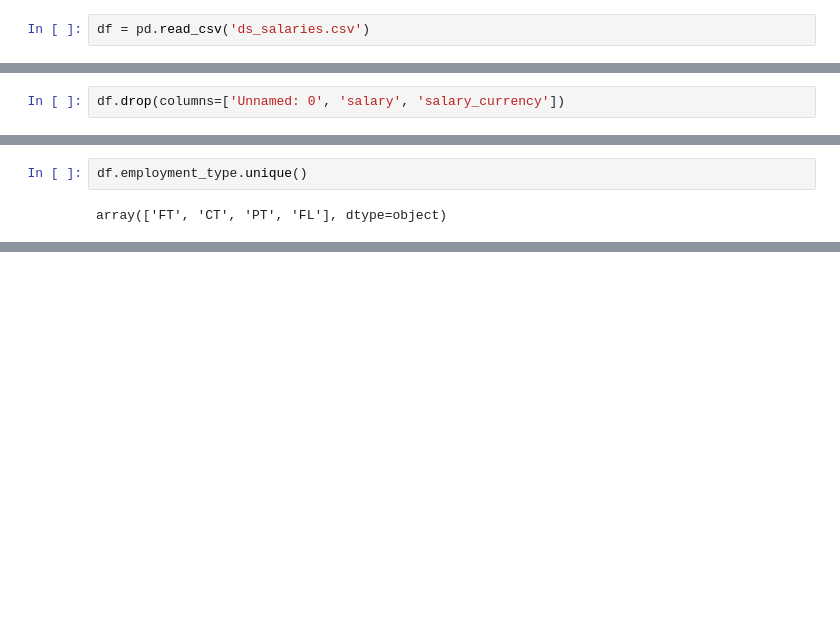
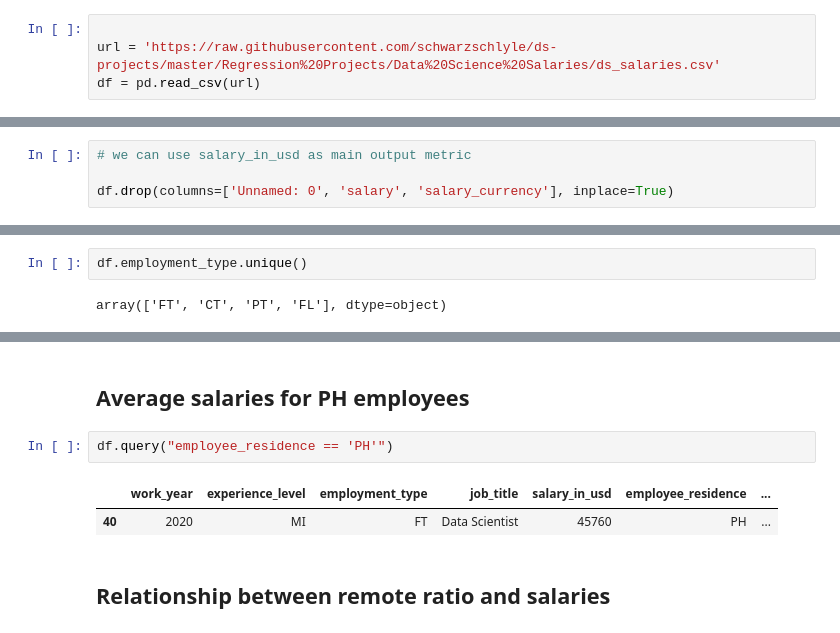
Before and after one commit to schwarzschlyle/ds-projects, a Jupyter notebook: Regression Projects/Data Science Salaries/ds_salaries_eda.ipynb, the cells around one changed output, grey strips where cells are left out. Saved outputs shown, nothing was run; the diff lists cells and outputs as text; blank space fills up the shorter version.

Commit message:
explored some data rankings

```diff
--- a/Regression Projects/Data Science Salaries/ds_salaries_eda.ipynb
+++ b/Regression Projects/Data Science Salaries/ds_salaries_eda.ipynb
@@ -9,5 +13,7 @@ C:\Users\Lyle\Desktop\Data Science Projects\Data Science Salaries
 # %%
-df = pd.read_csv('ds_salaries.csv')
+
+url = 'https://raw.githubusercontent.com/schwarzschlyle/ds-projects/master/Regression%20Projects/Data%20Science%20Salaries/ds_salaries.csv'
+df = pd.read_csv(url)
 # %%
 df.head()
 # %% [output]
@@ -28,4 +34,6 @@ Index(['Unnamed: 0', 'work_year', 'experience_level', 'employment_type',
 # %% [markdown]
 # Data Cleaning
 # %%
-df.drop(columns=['Unnamed: 0', 'salary', 'salary_currency'])
+# we can use salary_in_usd as main output metric
+
+df.drop(columns=['Unnamed: 0', 'salary', 'salary_currency'], inplace=True)
@@ -103,0 +208,9 @@ Goal: Produce an approximate salary output by calibrating the input parameters.
+# %% [markdown]
+## Average salaries for PH employees
+# %%
+df.query("employee_residence == 'PH'")
+# %% [output]
+|  | work_year | experience_level | employment_type | job_title | salary_in_usd | employee_residence | ... |
+| 40 | 2020 | MI | FT | Data Scientist | 45760 | PH | ... |
+# %% [markdown]
+## Relationship between remote ratio and salaries
```
Also changed, not shown: parts of 27 cells of this notebook.
